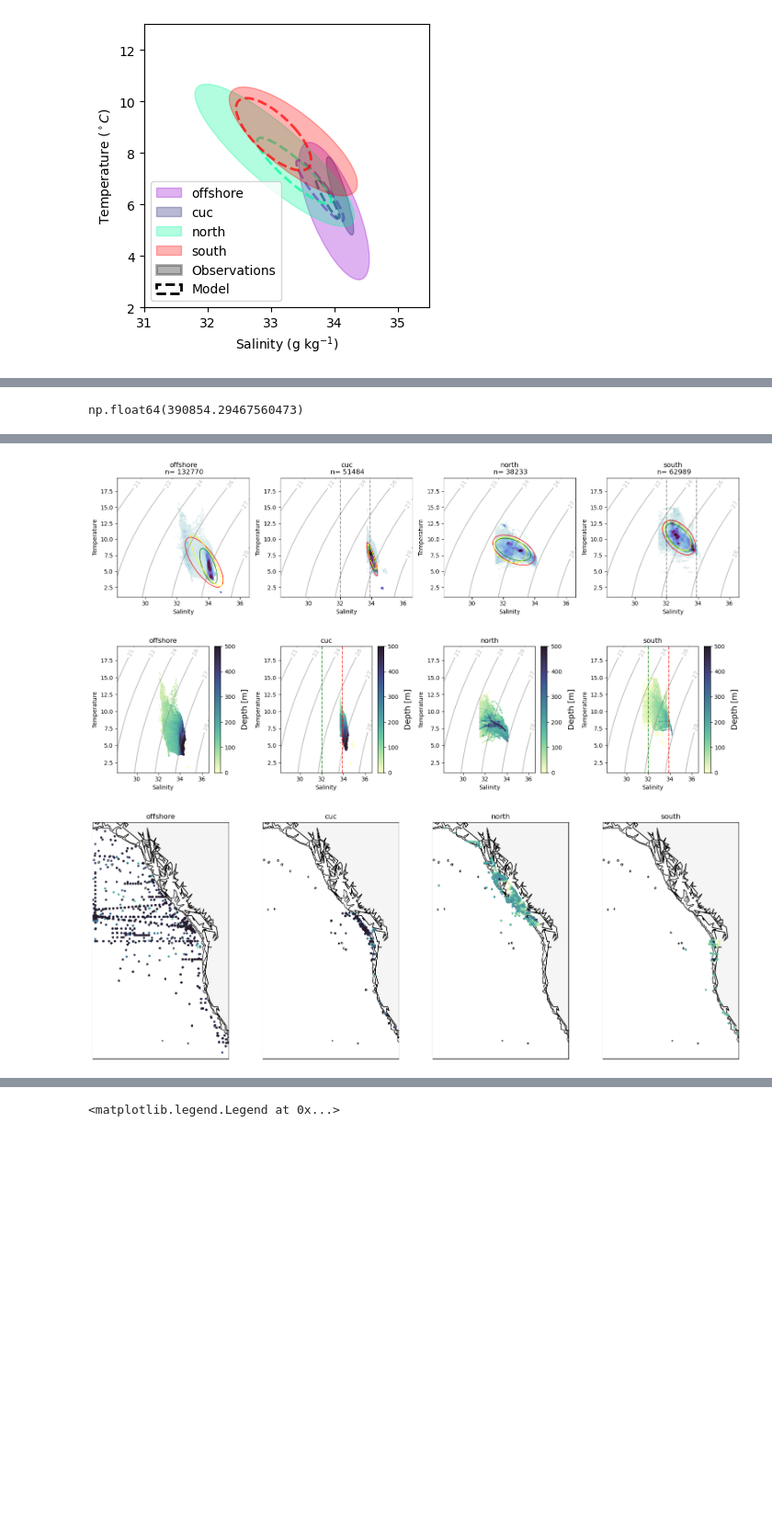
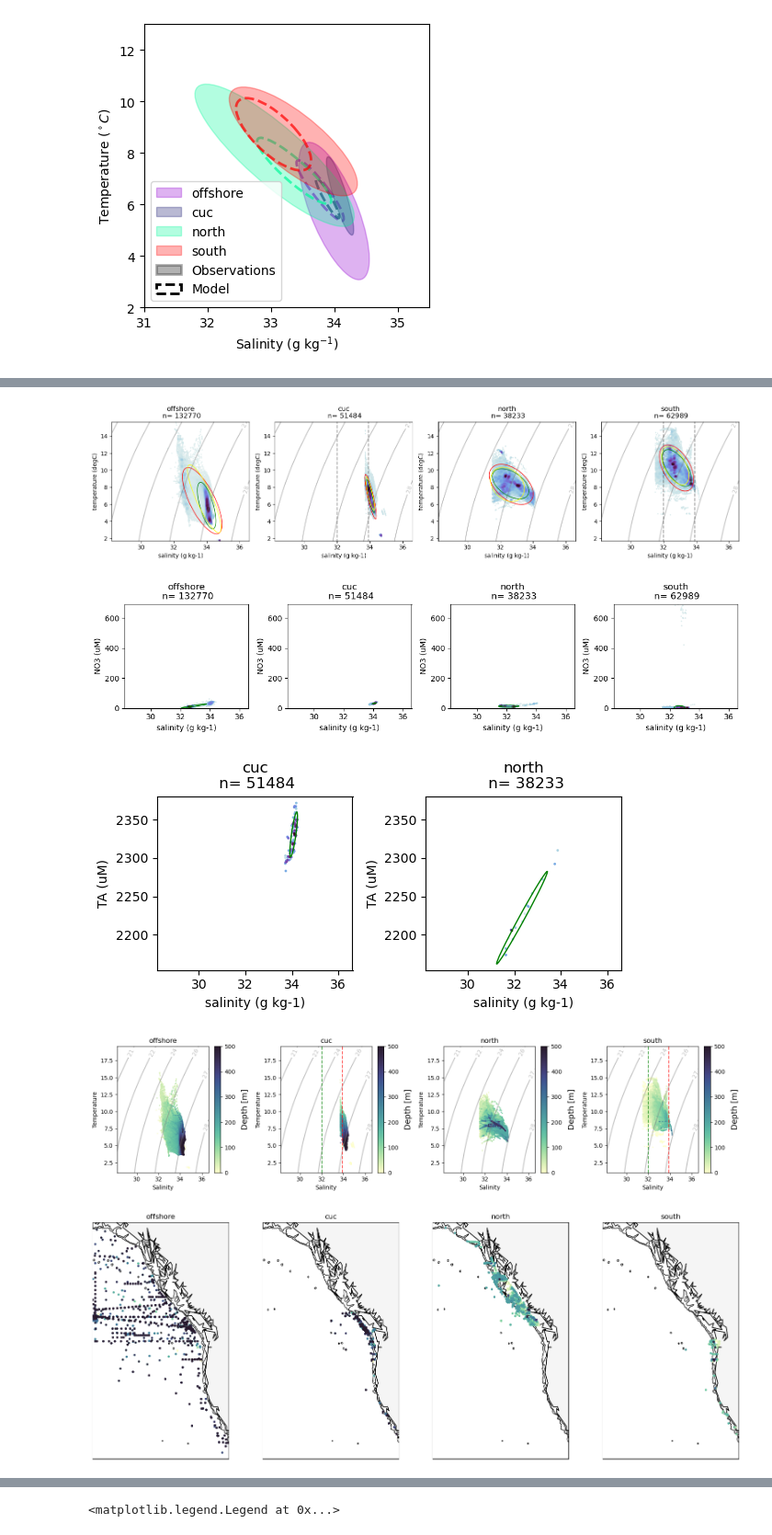
Before and after one commit to UBC-MOAD/analysis-becca, a Jupyter notebook: LiveOcean/tracers/wm_properties.ipynb, the cells around one changed output, grey strips where cells are left out. Shown at 92% size. Drawn from its saved outputs; the diff is of its cells as text; code cells hidden in the pictures; blank space fills up the shorter version.

```diff
--- a/LiveOcean/tracers/wm_properties.ipynb
+++ b/LiveOcean/tracers/wm_properties.ipynb
@@ -22,6 +22,11 @@ warnings.filterwarnings("ignore")
 # %%
 grid = xr.open_dataset('/ocean/rbeutel/MOAD/analysis-becca/LiveOcean/grid.nc')
 obs = pd.read_csv('./filtered_obs.csv')
+# %%
+# can't believe you haven't made a density column yet
+CT = gsw.CT_from_t(obs['salinity (g kg-1)'],obs['temperature (degC)'],obs['pressure (dbar)'])
+rho = gsw.rho_alpha_beta(np.array(obs['salinity (g kg-1)']), CT, np.array(obs['pressure (dbar)']))[0]
+obs['density (kg m-3)'] = rho
 # %%
 # we're going to divide our watermasses differently during upwelling and downwelling
 # so split into summer and winter datasets before we do this
@@ -439,47 +493,47 @@ ax.legend()
 # box plots of different tracers
 colour = ['darkviolet','midnightblue','mediumspringgreen','red']
 
-properties = ['temperature (degC)','salinity (g kg-1)','DO (umol kg-1)','NO3 (uM)','NO2 (uM)', 'Nstar (umol kg-1)']
+properties = ['temperature (degC)','salinity (g kg-1)','density (kg m-3)','spice','DO (umol kg-1)', 'Nstar (umol kg-1)']
 fig, ax = plt.subplots(1,len(properties),figsize=[3*len(properties),3])
 for i in range(len(properties)):
     bplot = box(sob,regions,properties[i],ax[i])
     for patch, color in zip(bplot['boxes'], colour):
         patch.set_facecolor(color)
     for median in bplot['medians']:
-        median.set_color('white')
+        median.set_color('grey')
         median.set_linewidth(2)
 plt.tight_layout()
 
-properties = ['NH4 (uM)', 'PO4 (uM)', 'SiO4 (uM)', 'TA (uM)', 'DIC (uM)', 'Carbonate']
+properties = ['NO3 (uM)','NO2 (uM)','NH4 (uM)', 'PO4 (uM)', 'SiO4 (uM)', 'TA (uM)']
 fig, ax = plt.subplots(1,len(properties),figsize=[3*len(properties),3])
 for i in range(len(properties)):
     bplot = box(sob,regions,properties[i],ax[i])
     for patch, color in zip(bplot['boxes'], colour):
         patch.set_facecolor(color)
     for median in bplot['medians']:
-        median.set_color('white')
+        median.set_color('grey')
         median.set_linewidth(2)
 plt.tight_layout()
 
-properties = ['Aragonite', 'Calcite','Cd (nmol kg-1)', 'Co (nmol kg-1)', 'Cu (nmol kg-1)','Fe (nmol kg-1)']
+properties = ['DIC (uM)', 'Carbonate','Aragonite', 'Calcite','Cd (nmol kg-1)', 'Co (nmol kg-1)']
 fig, ax = plt.subplots(1,len(properties),figsize=[3*len(properties),3])
 for i in range(len(properties)):
     bplot = box(sob,regions,properties[i],ax[i])
     for patch, color in zip(bplot['boxes'], colour):
         patch.set_facecolor(color)
     for median in bplot['medians']:
-        median.set_color('white')
+        median.set_color('grey')
         median.set_linewidth(2)
 plt.tight_layout()
 
-properties = ['Mn (nmol kg-1)','Ni (nmol kg-1)', 'Zn (nmol kg-1)']
+properties = [ 'Cu (nmol kg-1)','Fe (nmol kg-1)','Mn (nmol kg-1)','Ni (nmol kg-1)', 'Zn (nmol kg-1)']
 fig, ax = plt.subplots(1,len(properties),figsize=[3*len(properties),3])
 for i in range(len(properties)):
     bplot = box(sob,regions,properties[i],ax[i])
     for patch, color in zip(bplot['boxes'], colour):
         patch.set_facecolor(color)
     for median in bplot['medians']:
-        median.set_color('white')
+        median.set_color('grey')
         median.set_linewidth(2)
 plt.tight_layout()
 # %% [output]
@@ -606,31 +644,3 @@ plt.tight_layout()
-# %%
-# quick conversion from nM to pmol/kg
-
-def oxygen_uM_to_umolkg(oxygen_uM, temp_in_situ, salinity_absolute, pressure):
-    """
-    Convert dissolved oxygen from uM to µmol/kg using in-situ temperature, salinity, and pressure.
-
-    Parameters:
-    - oxygen_uM: Dissolved oxygen in uM.
-    - temp_in_situ: In-situ temperature in degrees Celsius.
-    - salinity_absolute: Absolute salinity in g/kg.
-    - pressure: Pressure in dbar
-
-    Returns:
-    - Dissolved oxygen in µmol/kg
-    """
-    # density
-    conservative_temp = gsw.CT_from_t(salinity_absolute, temp_in_situ, pressure)
-    density_seawater = gsw.rho(salinity_absolute, conservative_temp, pressure)
-
-    # Convert mL/L to µmol/L using the in-situ molar volume
-    oxygen_umolkg = (oxygen_uM / density_seawater) * 1000
-
-    return oxygen_umolkg
-
-oxygen_uM_to_umolkg(0.4,10,30,100)*1000000
-# %% [output]
-np.float64(390854.29467560473)
 # %%
 # WINTER DIVISIONS
 
@@ -659,7 +669,7 @@ Wx_mean, Wy_mean, Wwidth, Wheight, Wangle = np.zeros(len(regions)), np.zeros(len
 
 fig, ax = plt.subplots(1,len(regions),figsize=[len(regions)*4,4])
 for i in range(len(ax)):
-    TS(wob,regions[i],ax[i])
+    TS(wob,regions[i],ax[i],'salinity (g kg-1)','temperature (degC)')
     confidence_ellipse(np.array(wob['salinity (g kg-1)'][wob.region == regions[i]]), np.array(wob['temperature (degC)'][wob.region == regions[i]]), ax[i], n_std=2, edgecolor='red')
     Wx_mean[i], Wy_mean[i], Wwidth[i], Wheight[i], Wangle[i] = percentile_ellipse(np.array(wob['salinity (g kg-1)'][wob.region == regions[i]]), np.array(wob['temperature (degC)'][wob.region == regions[i]]), ax[i], percentile=75, edgecolor='green')
     percentile_mode_ellipse(np.array(wob['salinity (g kg-1)'][wob.region == regions[i]]), np.array(wob['temperature (degC)'][wob.region == regions[i]]), ax[i], percentile=75, edgecolor='yellow')
@@ -671,6 +681,27 @@ ax[1].plot([32,32],[tmin,tmax],'k--',alpha=0.4,label='Columbia division')
 ax[3].plot([33.9,33.9],[tmin,tmax],'k--', alpha=0.4, label='Deep division')
 ax[3].plot([32,32],[tmin,tmax],'k--',alpha=0.4,label='Columbia division')
 
+plt.tight_layout()
+
+
+# Nitrate - Salinity
+#elipse information
+wNSx_mean, wNSy_mean, wNSwidth, wNSheight, wNSangle = np.zeros(len(regions)), np.zeros(len(regions)), np.zeros(len(regions)), np.zeros(len(regions)), np.zeros(len(regions))
+
+fig, ax = plt.subplots(1,len(regions),figsize=[len(regions)*3,3])
+for i in range(len(ax)):
+    TS(wob,regions[i],ax[i],'salinity (g kg-1)','NO3 (uM)')
+    wNSx_mean[i], wNSy_mean[i], wNSwidth[i], wNSheight[i], wNSangle[i] = percentile_ellipse(np.array(wob['salinity (g kg-1)'][wob.region == regions[i]]), np.array(wob['NO3 (uM)'][wob.region == regions[i]]), ax[i], percentile=50, edgecolor='green')
+plt.tight_layout()
+
+# TA - Salinity
+#elipse information
+wTASx_mean, wTASy_mean, wTASwidth, wTASheight, wTASangle = np.zeros(len(regions)), np.zeros(len(regions)), np.zeros(len(regions)), np.zeros(len(regions)), np.zeros(len(regions))
+sub_regions=['cuc','north']
+fig, ax = plt.subplots(1,len(sub_regions),figsize=[len(sub_regions)*3,3])
+for i in range(len(ax)):
+    TS(wob,sub_regions[i],ax[i],'salinity (g kg-1)','TA (uM)')
+    wTASx_mean[i], wTASy_mean[i], wTASwidth[i], wTASheight[i], wTASangle[i] = percentile_ellipse(np.array(wob['salinity (g kg-1)'][wob.region == sub_regions[i]]), np.array(wob['TA (uM)'][wob.region == sub_regions[i]]), ax[i], percentile=50, edgecolor='green')
 plt.tight_layout()
 
 fig, ax = plt.subplots(1,len(regions),figsize=[len(regions)*4,4])
@@ -692,6 +727,8 @@ plt.tight_layout()
-[figure, old version]
+[figure, new version]
-[figure, old version]
+[figure, new version]
-[figure, old version]
+[figure, new version]
+[figure, added]
+[figure, added]
 # %%
 # lets plot all the ellipses together
 colour = ['darkviolet','midnightblue','mediumspringgreen','red']
```
Also changed, not shown: parts of 10 cells of this notebook.
